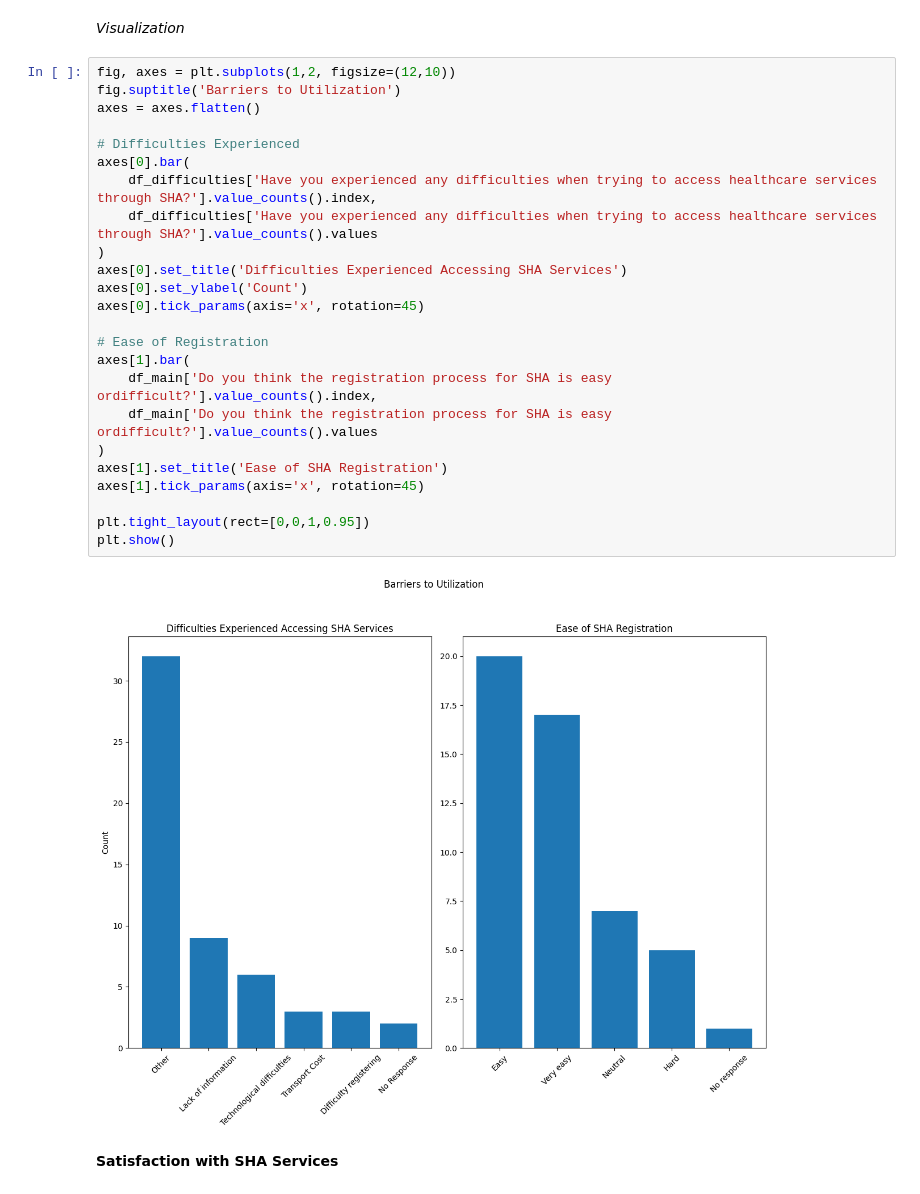
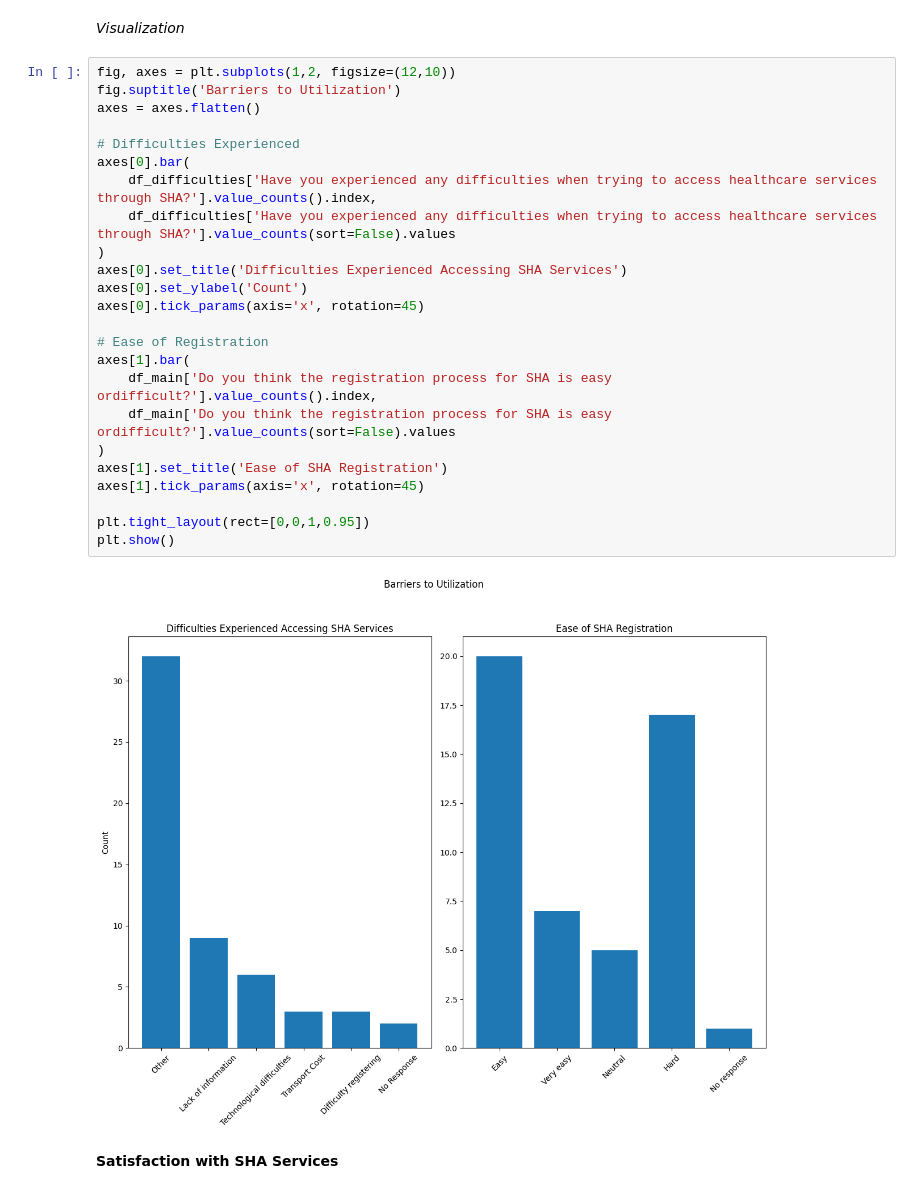
Before and after one commit to DennoCheru/Mosoriot, a Jupyter notebook: Mosoriot.ipynb, the cells around one changed output. Saved outputs shown, nothing was run; the diff lists cells and outputs as text.

```diff
--- a/Mosoriot.ipynb
+++ b/Mosoriot.ipynb
@@ -787,29 +787,29 @@ Name: proportion, dtype: float64
 # %%
 fig, axes = plt.subplots(1,2, figsize=(12,10))
 fig.suptitle('Barriers to Utilization')
 axes = axes.flatten()
 
 # Difficulties Experienced
 axes[0].bar(
     df_difficulties['Have you experienced any difficulties when trying to access healthcare services through SHA?'].value_counts().index,
-    df_difficulties['Have you experienced any difficulties when trying to access healthcare services through SHA?'].value_counts().values
+    df_difficulties['Have you experienced any difficulties when trying to access healthcare services through SHA?'].value_counts(sort=False).values
 )
 axes[0].set_title('Difficulties Experienced Accessing SHA Services')
 axes[0].set_ylabel('Count')
 axes[0].tick_params(axis='x', rotation=45)
 
 # Ease of Registration
 axes[1].bar(
     df_main['Do you think the registration process for SHA is easy ordifficult?'].value_counts().index,
-    df_main['Do you think the registration process for SHA is easy ordifficult?'].value_counts().values
+    df_main['Do you think the registration process for SHA is easy ordifficult?'].value_counts(sort=False).values
 )
 axes[1].set_title('Ease of SHA Registration')
 axes[1].tick_params(axis='x', rotation=45)
 
 plt.tight_layout(rect=[0,0,1,0.95])
 plt.show()
 # %% [output]
-[figure, old version]
+[figure, new version]
 # %% [markdown]
 **Satisfaction with SHA Services**
 # %% [markdown]
```
Also changed, not shown: parts of 4 cells of this notebook.
